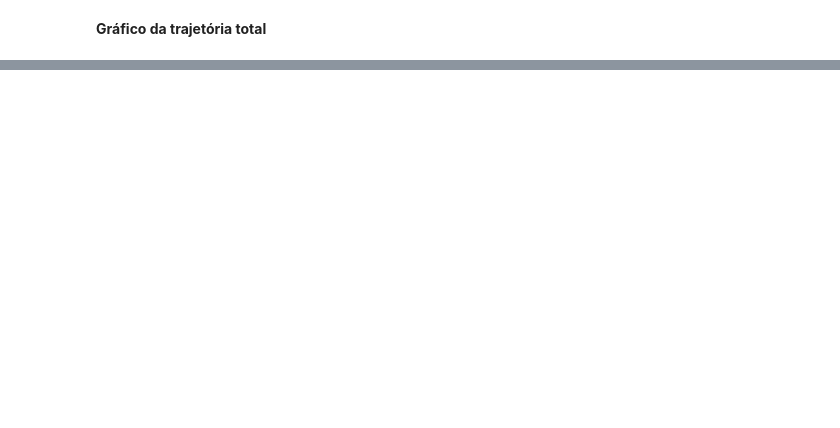
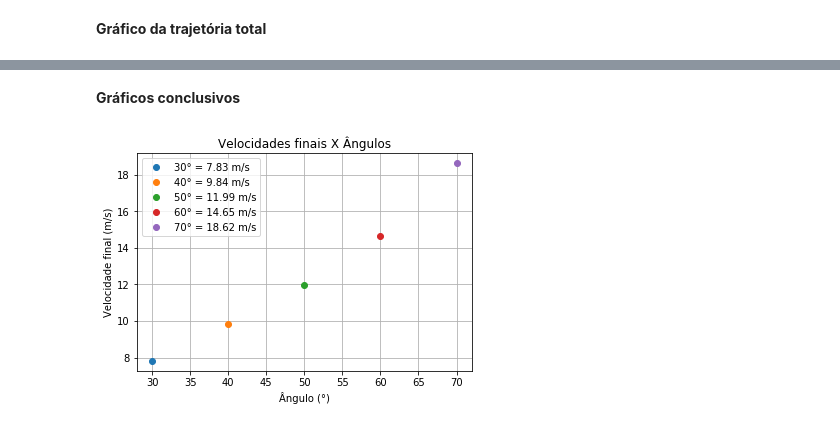
Before and after one commit to pedrocelia/Hot-Wheels, a Jupyter notebook: Hot Wheels(1).ipynb, the cells around one changed output, grey strips where cells are left out. Drawn from its saved outputs; the diff is of its cells as text; code cells hidden in the pictures; blank space fills up the shorter version.

```diff
--- a/Hot Wheels(1).ipynb
+++ b/Hot Wheels(1).ipynb
@@ -337,0 +328,27 @@ plt.show()
+# %% [markdown]
+**Gráficos conclusivos**
+# %%
+#Vamos plotar a seguir o gráfico conclusivo das velocidades finais pelos ângulos escolhidos
+
+for angulo in lista_de_angulos:
+    ang_radianos = math.radians(angulo)
+    sen = math.sin(ang_radianos)
+    cos = math.cos(ang_radianos)
+    solucao_para_velocidade = odeint(EquaçãoDiferencial, CI, tempo, args=(ang_radianos,))
+    vxf = solucao_para_velocidade[:,2][-1]
+    vyf = solucao_para_velocidade[:,3][-1]
+    vf = math.sqrt((vxf**2) + (vyf**2))
+    a0 = -math.pi/2 - ang_radianos
+    w0 = vf/R_do_loop
+    CI1 = [a0,w0,vf]
+    solucao1 = odeint(EquaçãoDiferencial2, CI1, tempo1)
+    vf_loop = solucao1[:,2][-1]
+    plt.plot(angulo, vf_loop, 'o', label = '{0}° = {1} m/s'.format(angulo, '%.2f' %vf_loop))
+plt.title('Velocidades finais X Ângulos')
+plt.xlabel('Ângulo (°)')
+plt.ylabel('Velocidade final (m/s)')
+plt.legend()
+plt.grid(True)
+plt.show()
+# %% [output]
+[figure, added]
```
Also changed, not shown: parts of 6 cells of this notebook.
